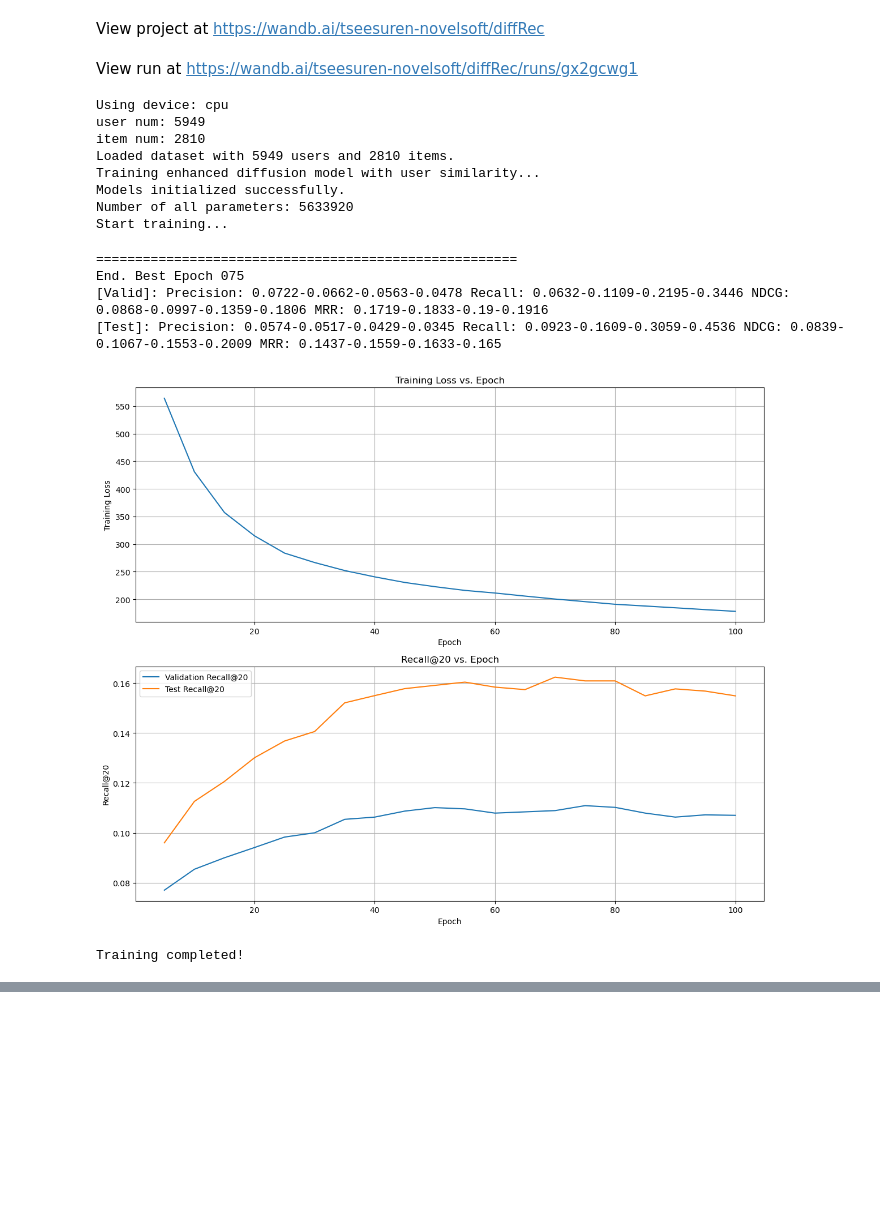
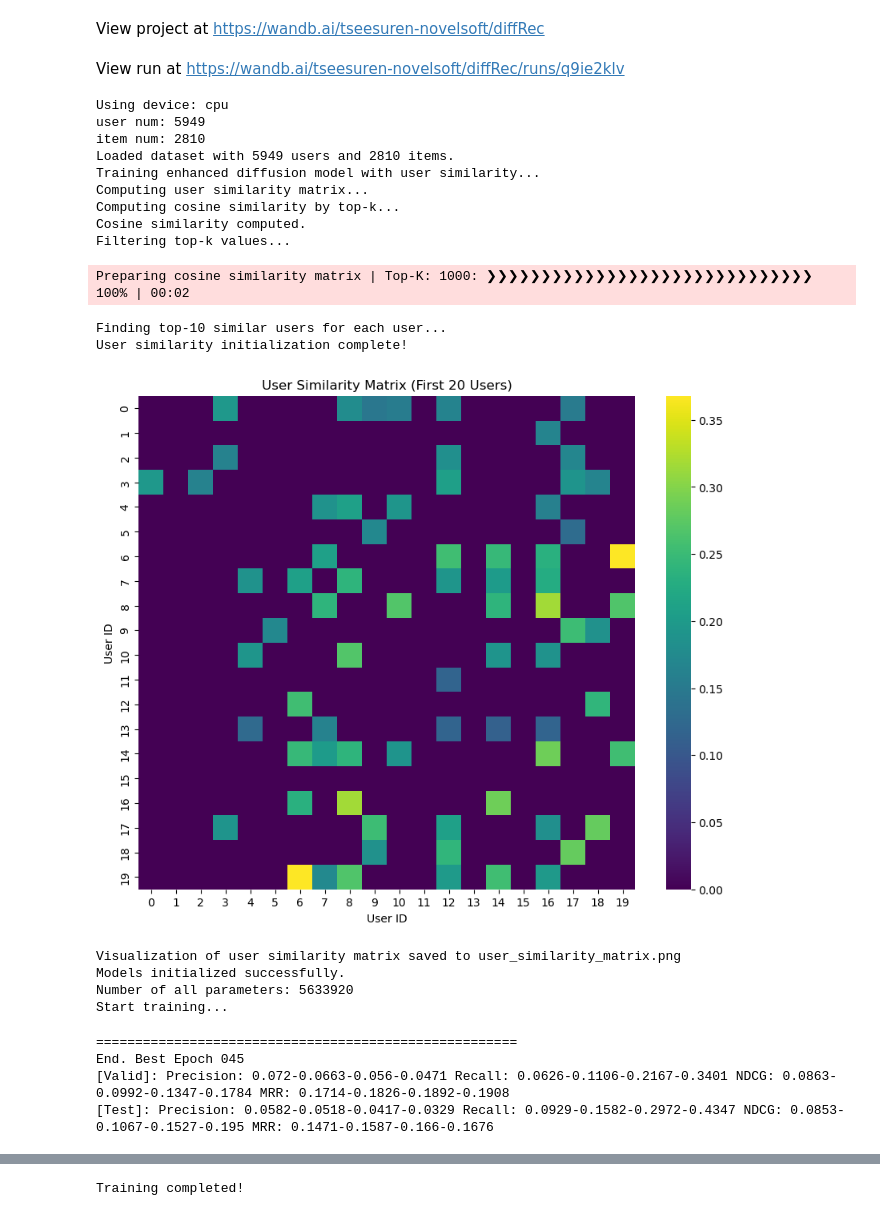
Before and after one commit to tseesurenb/n_diffCF, a Jupyter notebook: main_enhanced.ipynb, the cells around one changed output, grey strips where cells are left out. Cells and saved outputs as stored; diff of their text form; code cells hidden in the pictures; blank space fills up the shorter version.

```diff
--- a/main_enhanced.ipynb
+++ b/main_enhanced.ipynb
@@ -15,8 +15,8 @@ import sys
 
 # Set command line arguments for Jupyter notebook environment
 sys.argv = ['diffusion_training.py', '--dataset', 'ml-1m', '--data_path', 'data/',
-           '--batch_size', '400', '--epochs', '100', '--use_similarity', 'True',
-           '--top_k', '10', '--gamma', '0.5']
+           '--batch_size', '400', '--epochs', '50', '--use_similarity', 'True',
+           '--top_k', '10', '--gamma', '0.0']
 
 # Import custom modules
 from models.enhanced_gaussian_diffusion import EnhancedGaussianDiffusion, ModelMeanType
@@ -531,16 +531,23 @@ Syncing run swift-deluge-32 to Weights & Biases (docs)
 View project at https://wandb.ai/tseesuren-novelsoft/diffRec
-View run at https://wandb.ai/tseesuren-novelsoft/diffRec/runs/gx2gcwg1
+View run at https://wandb.ai/tseesuren-novelsoft/diffRec/runs/q9ie2klv
 Using device: cpu
 user num: 5949
 item num: 2810
 Loaded dataset with 5949 users and 2810 items.
 Training enhanced diffusion model with user similarity...
-Models initialized successfully.
-Number of all parameters: 5633920
-Start training...
+Computing user similarity matrix...
+Computing cosine similarity by top-k...
+Cosine similarity computed.
+Filtering top-k values...
-======================================================
-End. Best Epoch 075
-[Valid]: Precision: 0.0722-0.0662-0.0563-0.0478 Recall: 0.0632-0.1109-0.2195-0.3446 NDCG: 0.0868-0.0997-0.1359-0.1806 MRR: 0.1719-0.1833-0.19-0.1916
-[Test]: Precision: 0.0574-0.0517-0.0429-0.0345 Recall: 0.0923-0.1609-0.3059-0.4536 NDCG: 0.0839-0.1067-0.1553-0.2009 MRR: 0.1437-0.1559-0.1633-0.165
+Preparing cosine similarity matrix | Top-K: 1000: ❯❯❯❯❯❯❯❯❯❯❯❯❯❯❯❯❯❯❯❯❯❯❯❯❯❯❯❯❯❯ 100% | 00:02
+Finding top-10 similar users for each user...
+User similarity initialization complete!
-[figure, old version]
+[figure, new version]
-Training completed!
+Visualization of user similarity matrix saved to user_similarity_matrix.png
+Models initialized successfully.
+Number of all parameters: 5633920
+Start training...
+======================================================
+End. Best Epoch 045
+[Valid]: Precision: 0.072-0.0663-0.056-0.0471 Recall: 0.0626-0.1106-0.2167-0.3401 NDCG: 0.0863-0.0992-0.1347-0.1784 MRR: 0.1714-0.1826-0.1892-0.1908
+[Test]: Precision: 0.0582-0.0518-0.0417-0.0329 Recall: 0.0929-0.1582-0.2972-0.4347 NDCG: 0.0853-0.1067-0.1527-0.195 MRR: 0.1471-0.1587-0.166-0.1676
@@ -546,0 +555 @@ Training completed!
+Training completed!
```
Also changed, not shown: parts of 1 cell of this notebook, 3 other files.
